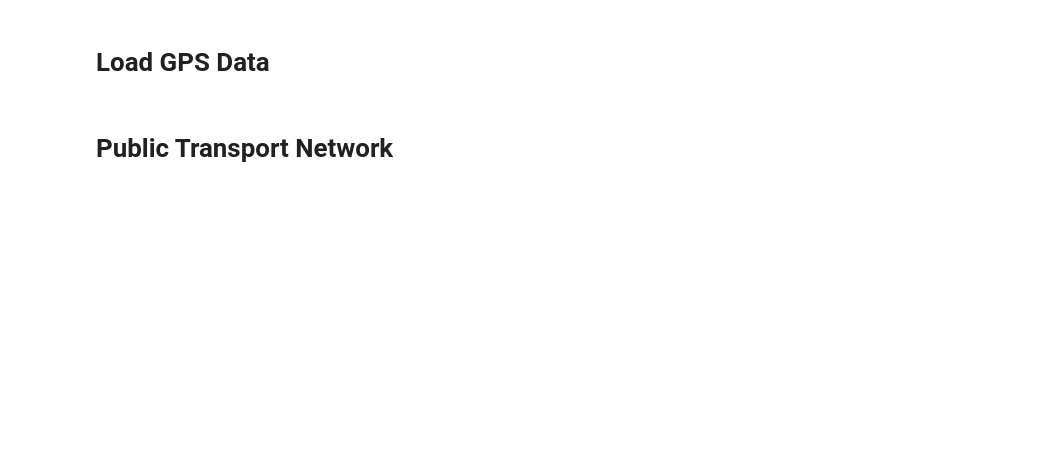
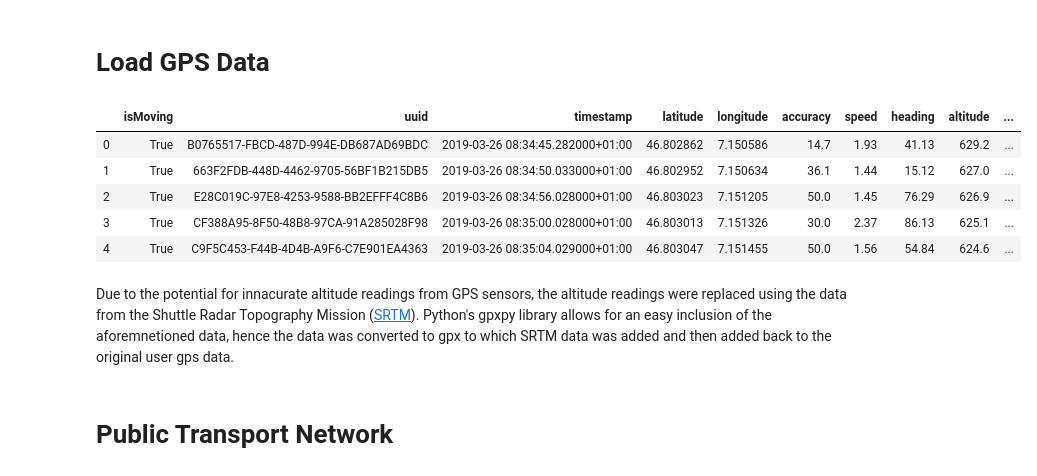
Before and after one commit to timur26/transportation-mode-detection-from-GPS-data, a Jupyter notebook: fribourg.ipynb, the cells around one changed output. Drawn from its saved outputs; the diff is of its cells as text; code cells hidden in the pictures; blank space fills up the shorter version.

```diff
--- a/fribourg.ipynb
+++ b/fribourg.ipynb
@@ -17,7 +24,11 @@ import matplotlib.pyplot as plt
 # %% [markdown]
 # Load GPS Data
 # %%
-with open('./TPF/tao&marced/response_marced_260319_fribourg.json') as f:
+# Load user gps data
+with open('./TPF/tao&marced/response_tao_260319_fribourg.json') as f:
     data = json.load(f)
 
 user_gps_df = pd.DataFrame.from_dict(data['userLocationTrace'])
+
+# Set timezone to UTC+1
+timezone = pytz.timezone("Europe/Zurich")
@@ -26,10 +35,11 @@ timezone = pytz.timezone("Europe/Zurich")
 # %%
 def convert_timestamp(ts):
     if len(ts) > 20:
-        return timezone.localize(datetime.strptime(ts, "%Y-%m-%dT%H:%M:%S.%fZ")).timestamp()
+        return timezone.localize(datetime.strptime(ts, "%Y-%m-%dT%H:%M:%S.%fZ"))
     else:
-        return timezone.localize(datetime.strptime(ts, "%Y-%m-%dT%H:%M:%SZ")).timestamp()
+        return timezone.localize(datetime.strptime(ts, "%Y-%m-%dT%H:%M:%SZ"))
 # %%
+# Assign appropriate data type to numerical attributes
 user_gps_df = user_gps_df.astype({'altitude': float,
                                   'latitude': float,
                                   'longitude': float,
@@ -38,10 +48,19 @@ user_gps_df = user_gps_df.astype({'altitude': float,
                                   'altitudeAccuracy': float,
                                   'heading': float})
 
-user_gps_df['timestamp_unix'] = user_gps_df.apply(lambda x: convert_timestamp(x.timestamp), axis=1)
-
-# Remove innacurate readings
-user_gps_df = user_gps_df[(user_gps_df.accuracy<30) & (user_gps_df.altitudeAccuracy<30)]
+# Exctract UNIX timestamp in seconds from timestamp string
+user_gps_df['timestamp'] = user_gps_df.apply(lambda x: convert_timestamp(x.timestamp), axis=1)
+user_gps_df['timestamp_unix'] = user_gps_df.apply(lambda x: round(x.timestamp.timestamp()), axis=1)
 
 user_gps_df = user_gps_df.sort_values('timestamp_unix').reset_index(drop=True)
-user_gps_df['id'] = range(user_gps_df.shape[0])
+# %%
+user_gps_df.head()
+# %% [output]
+|  | isMoving | uuid | timestamp | latitude | longitude | accuracy | speed | heading | altitude | ... |
+| 0 | True | B0765517-FBCD-487D-994E-DB687AD69BDC | 2019-03-26 08:34:45.282000+01:00 | 46.802862 | 7.150586 | 14.7 | 1.93 | 41.13 | 629.2 | ... |
+| 1 | True | 663F2FDB-448D-4462-9705-56BF1B215DB5 | 2019-03-26 08:34:50.033000+01:00 | 46.802952 | 7.150634 | 36.1 | 1.44 | 15.12 | 627.0 | ... |
+| 2 | True | E28C019C-97E8-4253-9588-BB2EFFF4C8B6 | 2019-03-26 08:34:56.028000+01:00 | 46.803023 | 7.151205 | 50.0 | 1.45 | 76.29 | 626.9 | ... |
+| 3 | True | CF388A95-8F50-48B8-97CA-91A285028F98 | 2019-03-26 08:35:00.028000+01:00 | 46.803013 | 7.151326 | 30.0 | 2.37 | 86.13 | 625.1 | ... |
+| 4 | True | C9F5C453-F44B-4D4B-A9F6-C7E901EA4363 | 2019-03-26 08:35:04.029000+01:00 | 46.803047 | 7.151455 | 50.0 | 1.56 | 54.84 | 624.6 | ... |
+# %% [markdown]
+Due to the potential for innacurate altitude readings from GPS sensors, the altitude readings were replaced using the data from the Shuttle Radar Topography Mission ([SRTM](https://en.wikipedia.org/wiki/Shuttle_Radar_Topography_Mission)). Python's gpxpy library allows for an easy inclusion of the aforemnetioned data, hence the data was converted to gpx to which SRTM data was added and then added back to the original user gps data.
```
Also changed, not shown: parts of 80 cells of this notebook.
